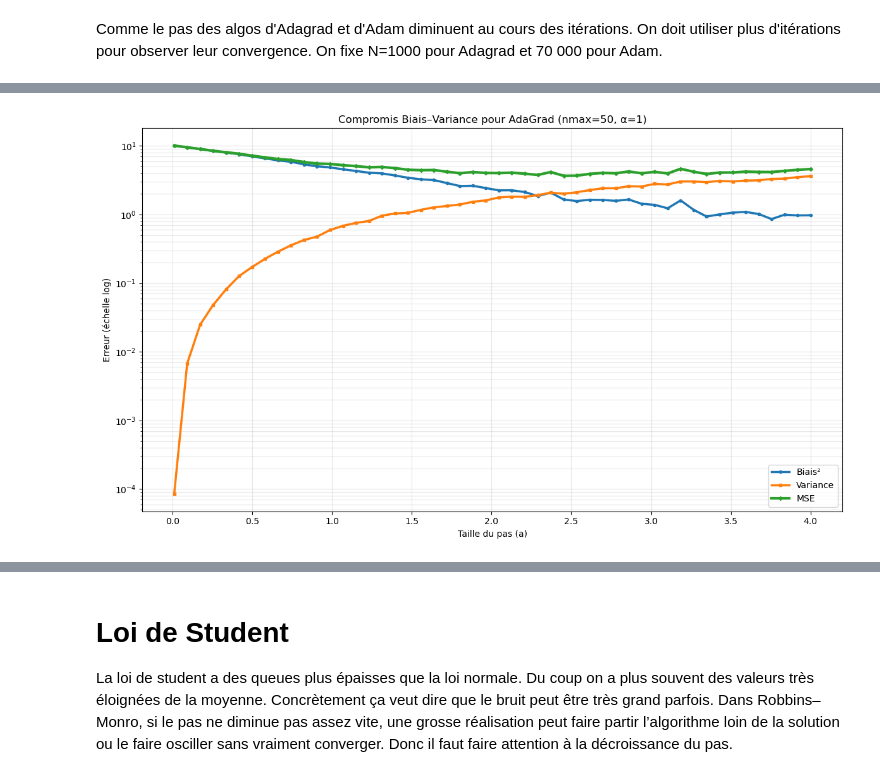
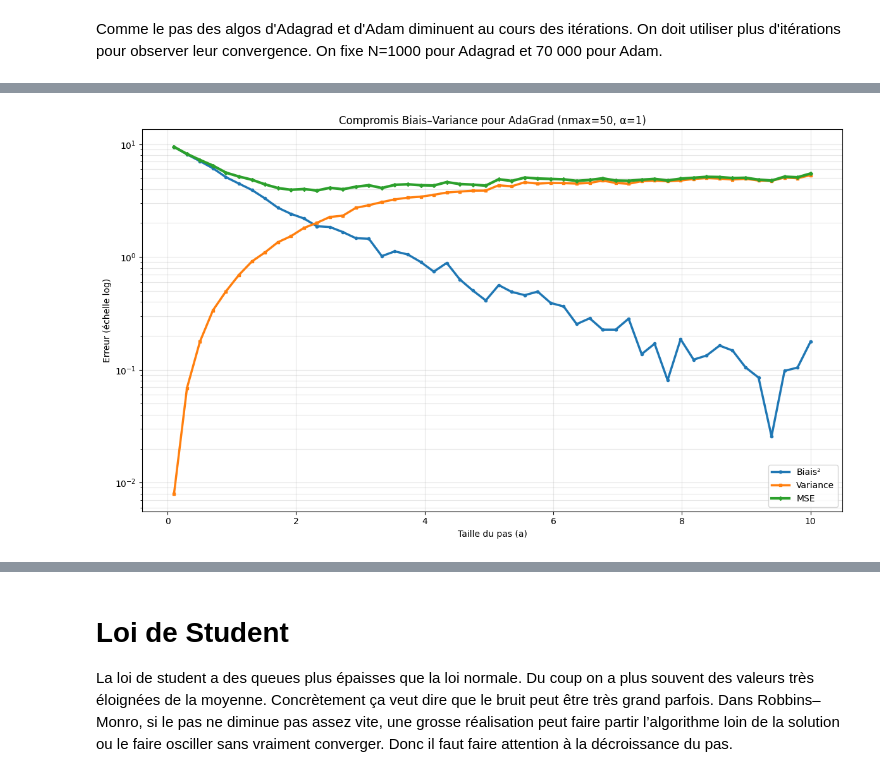
Before and after one commit to enzo-munoz/Mines_data_science, a Jupyter notebook: optimisation/Rapport TP - Enzo Munoz & Maxime Guilbaud & Hugo Munier V3.ipynb, the cells around one changed output, grey strips where cells are left out. Drawn from its saved outputs; the diff is of its cells as text; code cells hidden in the pictures.

```diff
--- a/optimisation/Rapport TP - Enzo Munoz & Maxime Guilbaud & Hugo Munier V3.ipynb
+++ b/optimisation/Rapport TP - Enzo Munoz & Maxime Guilbaud & Hugo Munier V3.ipynb
@@ -680,35 +682,35 @@ plt.show()
 # %%
 thetainit_bv = np.zeros(d)  # pour la reproductibilité
 
-Steps = np.linspace(0.01, 4, 50)
+Steps = np.linspace(0.1, 10, 50)
 
 Bias_squared, Variance, MSE = AdaGradForVaryingStepSize(
     thetainit=thetainit_bv,
     Steps=Steps,
     alpha=1,
     mu=mu,
     sigma=sigma,
     df=None,
     nmax=50,
     nsimu=200
 )
 
 fig, ax = plt.subplots(figsize=(12, 7))
 
 ax.plot(Steps, Bias_squared, label='Biais²', linewidth=2.5, marker='o', markersize=3)
 ax.plot(Steps, Variance, label='Variance', linewidth=2.5, marker='s', markersize=3)
 ax.plot(Steps, MSE, label='MSE', linewidth=3, marker='D', markersize=3)
 
 ax.set_yscale('log')
 ax.set_xlabel('Taille du pas (a)')
 ax.set_ylabel('Erreur (échelle log)')
 ax.set_title('Compromis Biais–Variance pour AdaGrad (nmax=50, α=1)')
 ax.legend()
 ax.grid(True, alpha=0.3, which='both')
 plt.tight_layout()
 plt.show()
 # %% [output]
-[figure, old version]
+[figure, new version]
 # %%
 thetainit_bv = np.zeros(d)
 
```
Also changed, not shown: parts of 16 cells of this notebook.
